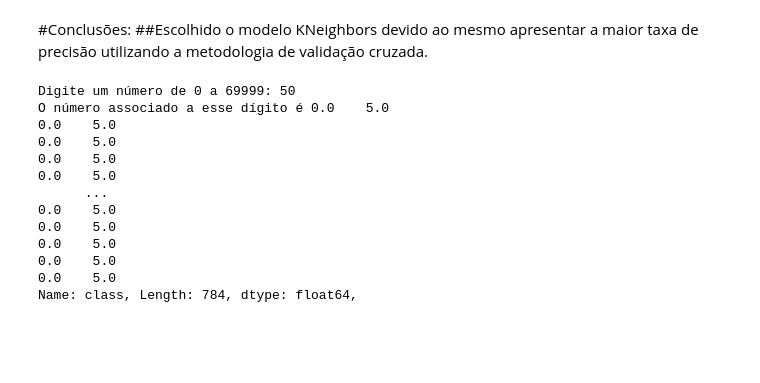
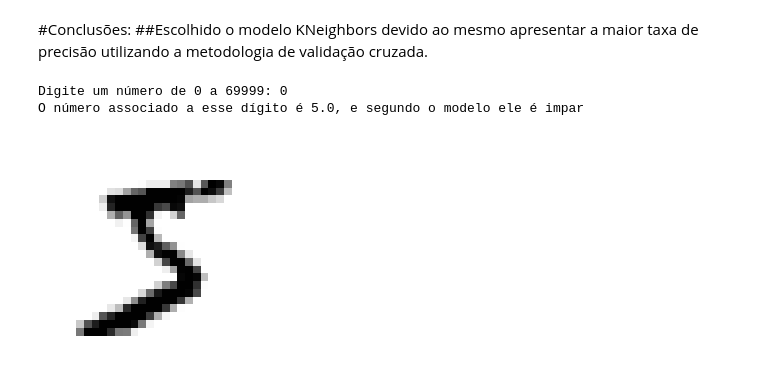
Before and after one commit to eutiagovski/projetos-cursos, a Jupyter notebook: datascience-mentorama/10_Mod_Classificacao_exercicio.ipynb, the cells around one changed output. Drawn from its saved outputs; the diff is of its cells as text; code cells hidden in the pictures; blank space fills up the shorter version.

Commit message:
Model finished

```diff
--- a/datascience-mentorama/10_Mod_Classificacao_exercicio.ipynb
+++ b/datascience-mentorama/10_Mod_Classificacao_exercicio.ipynb
@@ -300,24 +300,25 @@ plt.show()
 #Conclusões:
 ##Escolhido o modelo KNeighbors devido ao mesmo apresentar a maior taxa de precisão utilizando a metodologia de validação cruzada.
 # %%
-value = int(input('Digite um número de 0 a 69999: '))
+digit = int(input(f'Digite um número de 0 a {X.shape[0]-1}: '))
 
-some_digit = X.values[value]
-some_digit
-#predict_par = final_model.predict()
+some_digit = X.values[digit]
+predict_par = final_model.predict(some_digit.reshape(1, -1))
 
-print(f'O número associado a esse dígito é {y[some_digit]}, ')
+message = ""
+
+if predict_par:
+  message = 'par'
+else:
+  message = 'impar'
+
+print(f'O número associado a esse dígito é {y[digit]}, e segundo o modelo ele é {message}')
+print()
+
+plt.imshow(some_digit.reshape(28, 28), cmap=plt.cm.binary, interpolation='nearest')
+plt.axis('off')
+plt.show()
 # %% [output]
-Digite um número de 0 a 69999: 50
-O número associado a esse dígito é 0.0    5.0
-0.0    5.0
-0.0    5.0
-0.0    5.0
-0.0    5.0
-      ...
-0.0    5.0
-0.0    5.0
-0.0    5.0
-0.0    5.0
-0.0    5.0
-Name: class, Length: 784, dtype: float64,
+Digite um número de 0 a 69999: 0
+O número associado a esse dígito é 5.0, e segundo o modelo ele é impar
+[figure, added]
```
